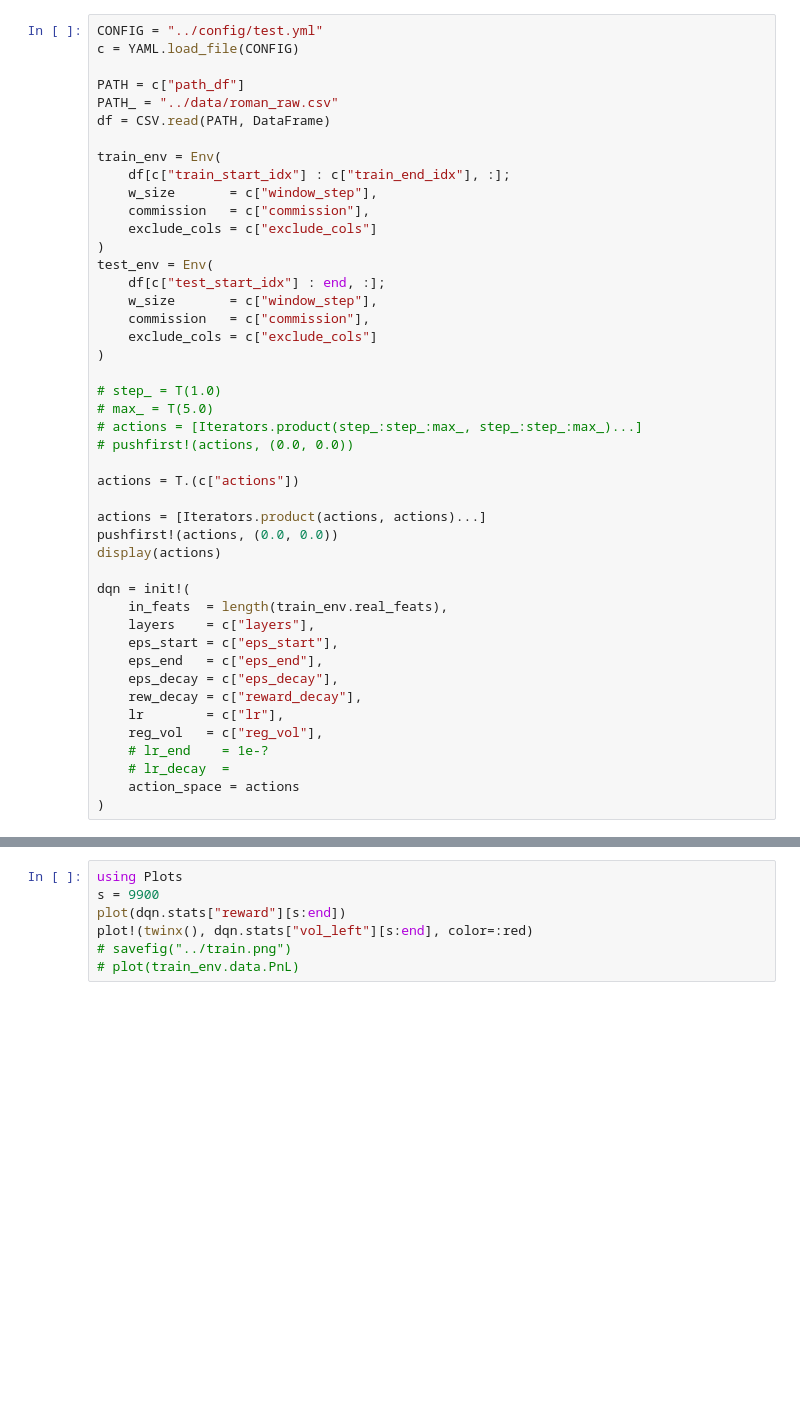
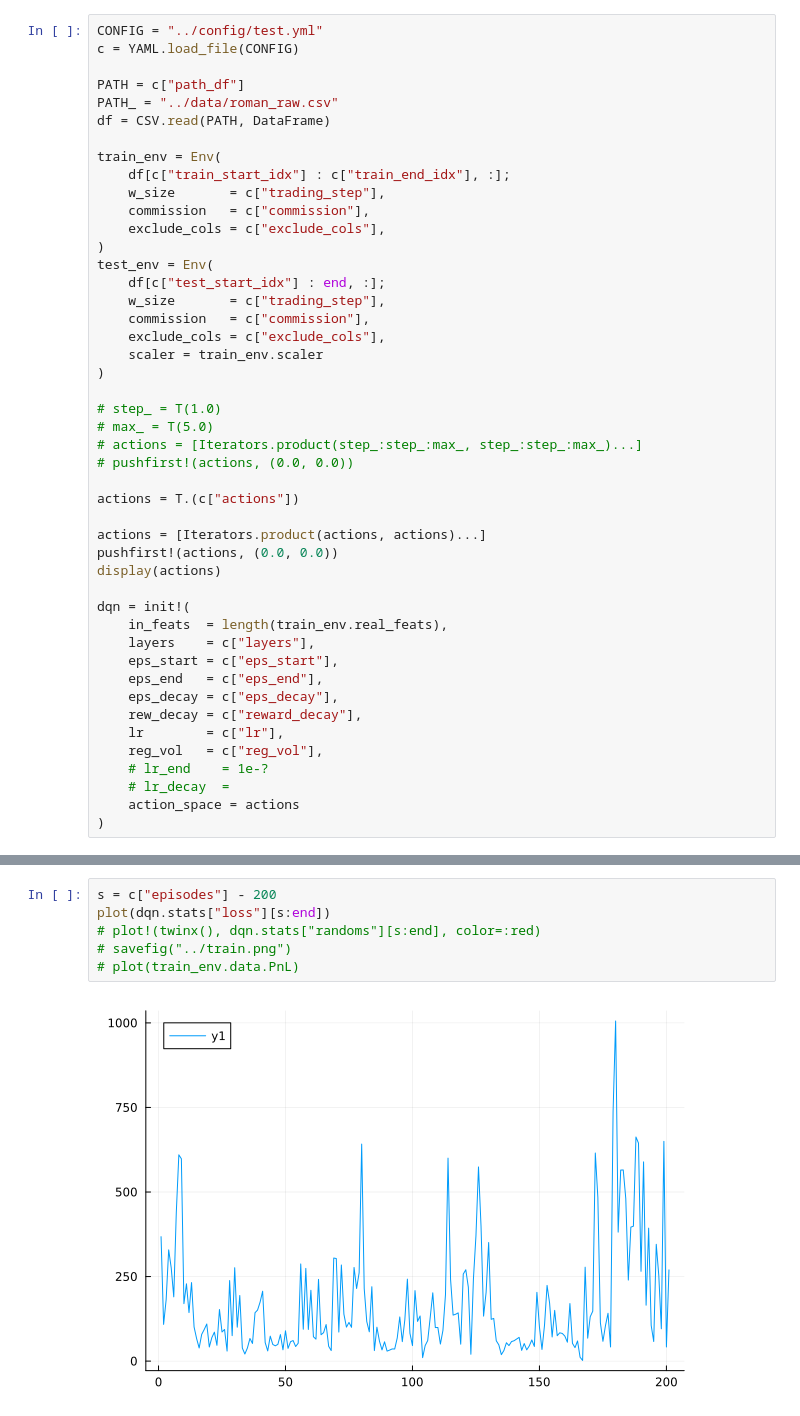
Before and after one commit to RVdeported/rl-finance, a Jupyter notebook: src/Env.ipynb, the cells around one changed output, grey strips where cells are left out. Cells and saved outputs as stored; diff of their text form; blank space fills up the shorter version.

```diff
--- a/src/Env.ipynb
+++ b/src/Env.ipynb
@@ -28,15 +17,16 @@ df = CSV.read(PATH, DataFrame)
 
 train_env = Env(
     df[c["train_start_idx"] : c["train_end_idx"], :];
-    w_size       = c["window_step"],
+    w_size       = c["trading_step"],
     commission   = c["commission"],
-    exclude_cols = c["exclude_cols"]
+    exclude_cols = c["exclude_cols"],
 )
 test_env = Env(
     df[c["test_start_idx"] : end, :];
-    w_size       = c["window_step"],
+    w_size       = c["trading_step"],
     commission   = c["commission"],
-    exclude_cols = c["exclude_cols"]
+    exclude_cols = c["exclude_cols"],
+    scaler = train_env.scaler
 )
 
 # step_ = T(1.0)
@@ -84,7 +104,8 @@ train_dqn(
 # %%
-using Plots
-s = 9900
-plot(dqn.stats["reward"][s:end])
-plot!(twinx(), dqn.stats["vol_left"][s:end], color=:red)
+s = c["episodes"] - 200
+plot(dqn.stats["loss"][s:end])
+# plot!(twinx(), dqn.stats["randoms"][s:end], color=:red)
 # savefig("../train.png")
 # plot(train_env.data.PnL)
+# %% [output]
+[figure, added]
```
Also changed, not shown: parts of 15 cells of this notebook, 4 other files.
